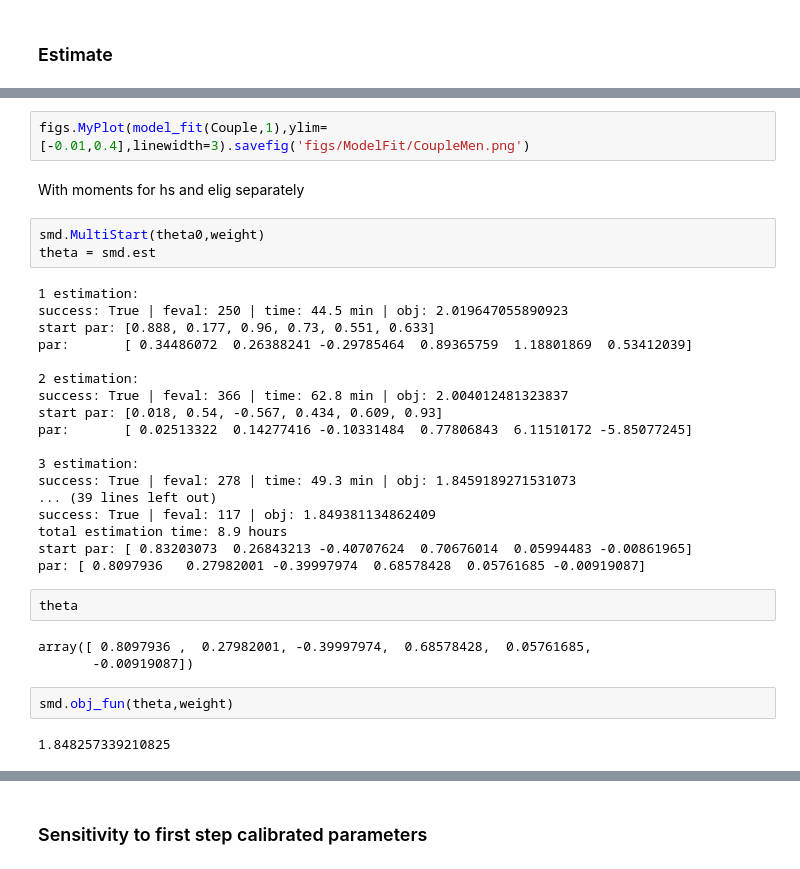
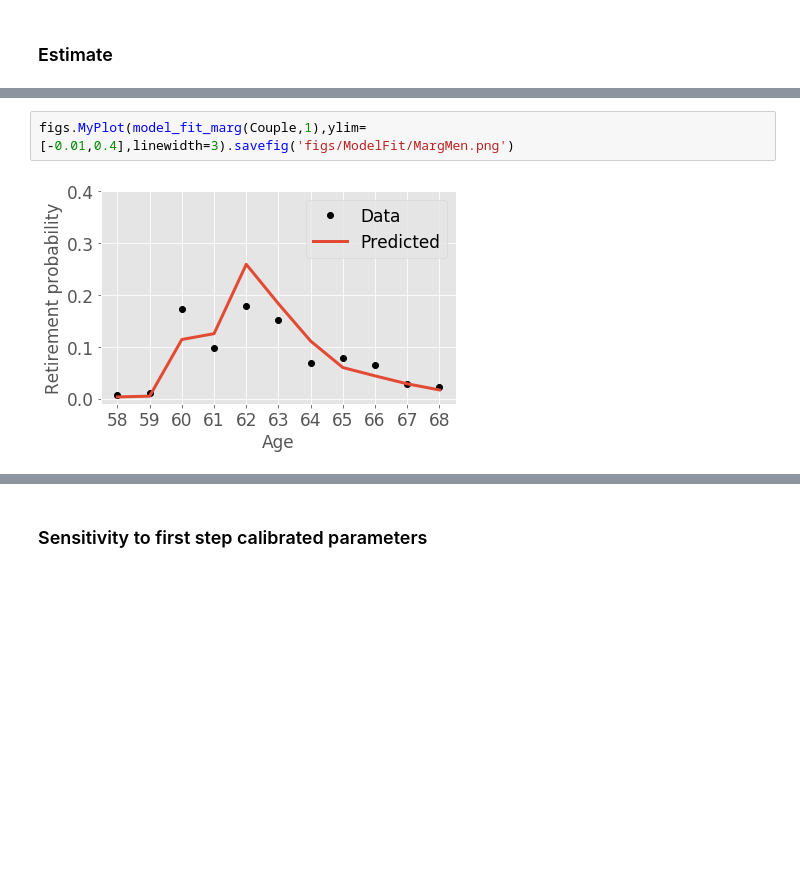
Before and after one commit to mathiassunesen/Speciale_retirement, a Jupyter notebook: Main/MSM_real.ipynb, the cells around one changed output, grey strips where cells are left out. Drawn from its saved outputs; the diff is of its cells as text; blank space fills up the shorter version.

```diff
--- a/Main/MSM_real.ipynb
+++ b/Main/MSM_real.ipynb
@@ -177,34 +108,4 @@ figs.MyPlot(model_fit(Couple,0),ylim=[-0.01,0.4],linewidth=3).savefig('figs/Mode
 # %%
-figs.MyPlot(model_fit(Couple,1),ylim=[-0.01,0.4],linewidth=3).savefig('figs/ModelFit/CoupleMen.png')
+figs.MyPlot(model_fit_marg(Couple,1),ylim=[-0.01,0.4],linewidth=3).savefig('figs/ModelFit/MargMen.png')
+# %% [output]
+[figure, added]
-# %% [markdown]
-With moments for hs and elig separately
-# %%
-smd.MultiStart(theta0,weight)
-theta = smd.est
-# %% [output]
-1 estimation:
-success: True | feval: 250 | time: 44.5 min | obj: 2.019647055890923
-start par: [0.888, 0.177, 0.96, 0.73, 0.551, 0.633]
-par:       [ 0.34486072  0.26388241 -0.29785464  0.89365759  1.18801869  0.53412039]
-
-2 estimation:
-success: True | feval: 366 | time: 62.8 min | obj: 2.004012481323837
-start par: [0.018, 0.54, -0.567, 0.434, 0.609, 0.93]
-par:       [ 0.02513322  0.14277416 -0.10331484  0.77806843  6.11510172 -5.85077245]
-
-3 estimation:
-success: True | feval: 278 | time: 49.3 min | obj: 1.8459189271531073
-... (39 lines left out)
-success: True | feval: 117 | obj: 1.849381134862409
-total estimation time: 8.9 hours
-start par: [ 0.83203073  0.26843213 -0.40707624  0.70676014  0.05994483 -0.00861965]
-par: [ 0.8097936   0.27982001 -0.39997974  0.68578428  0.05761685 -0.00919087]
-# %%
-theta
-# %% [output]
-array([ 0.8097936 ,  0.27982001, -0.39997974,  0.68578428,  0.05761685,
-       -0.00919087])
-# %%
-smd.obj_fun(theta,weight)
-# %% [output]
-1.848257339210825
```
Also changed, not shown: parts of 55 cells of this notebook, 46 other files.
